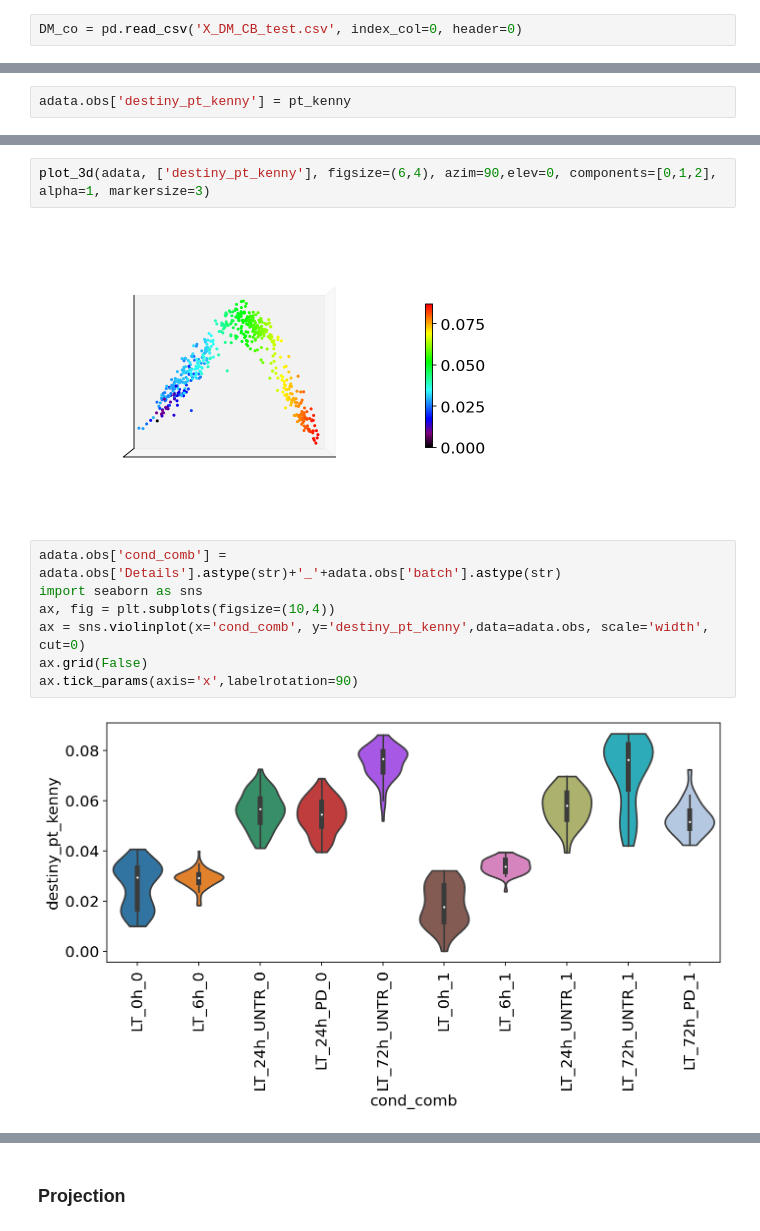
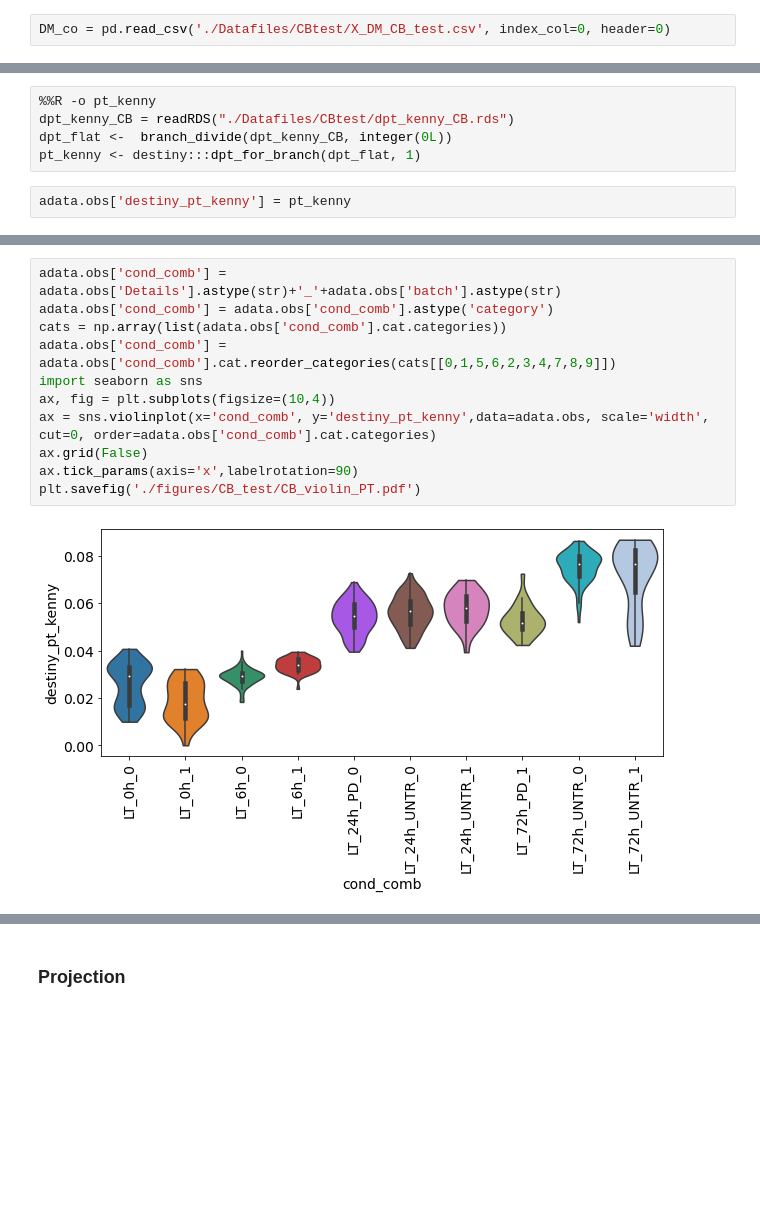
Before and after one commit to SharonWang/GSK_analysis, a Jupyter notebook: DPT_Notebooks/CBtest.ipynb, the cells around one changed output, grey strips where cells are left out. Saved outputs shown, nothing was run; the diff lists cells and outputs as text; blank space fills up the shorter version.

```diff
--- a/DPT_Notebooks/CBtest.ipynb
+++ b/DPT_Notebooks/CBtest.ipynb
@@ -174,7 +206,7 @@ write.table(dm_CB_test@eigenvectors, "X_DM_CB_test.csv", quote=F, row.names=T, c
 # %% [markdown]
 ### Combined
 # %%
-DM_co = pd.read_csv('X_DM_CB_test.csv', index_col=0, header=0)
+DM_co = pd.read_csv('./Datafiles/CBtest/X_DM_CB_test.csv', index_col=0, header=0)
 # %%
 adata.obsm['X_diffmap'] = np.array(DM_co)
 # %%
@@ -192,2 +222,7 @@ pt_kenny <- destiny:::dpt_for_branch(dpt_flat, 1)
+# %%
+%%R -o pt_kenny
+dpt_kenny_CB = readRDS("./Datafiles/CBtest/dpt_kenny_CB.rds")
+dpt_flat <-  branch_divide(dpt_kenny_CB, integer(0L))
+pt_kenny <- destiny:::dpt_for_branch(dpt_flat, 1)
 # %%
 adata.obs['destiny_pt_kenny'] = pt_kenny
@@ -198,13 +243,13 @@ plot_3d(adata, ['batch', 'Details'], figsize=(10,4), azim=90,elev=0, components=
-# %%
-plot_3d(adata, ['destiny_pt_kenny'], figsize=(6,4), azim=90,elev=0, components=[0,1,2], alpha=1, markersize=3)
-# %% [output]
-[figure, removed]
 # %%
 adata.obs['cond_comb'] = adata.obs['Details'].astype(str)+'_'+adata.obs['batch'].astype(str)
+adata.obs['cond_comb'] = adata.obs['cond_comb'].astype('category')
+cats = np.array(list(adata.obs['cond_comb'].cat.categories))
+adata.obs['cond_comb'] = adata.obs['cond_comb'].cat.reorder_categories(cats[[0,1,5,6,2,3,4,7,8,9]])
 import seaborn as sns
 ax, fig = plt.subplots(figsize=(10,4))
-ax = sns.violinplot(x='cond_comb', y='destiny_pt_kenny',data=adata.obs, scale='width', cut=0)
+ax = sns.violinplot(x='cond_comb', y='destiny_pt_kenny',data=adata.obs, scale='width', cut=0, order=adata.obs['cond_comb'].cat.categories)
 ax.grid(False)
 ax.tick_params(axis='x',labelrotation=90)
+plt.savefig('./figures/CB_test/CB_violin_PT.pdf')
 # %% [output]
-[figure, old version]
+[figure, new version]
```
Also changed, not shown: parts of 13 cells of this notebook, 1 other file.
